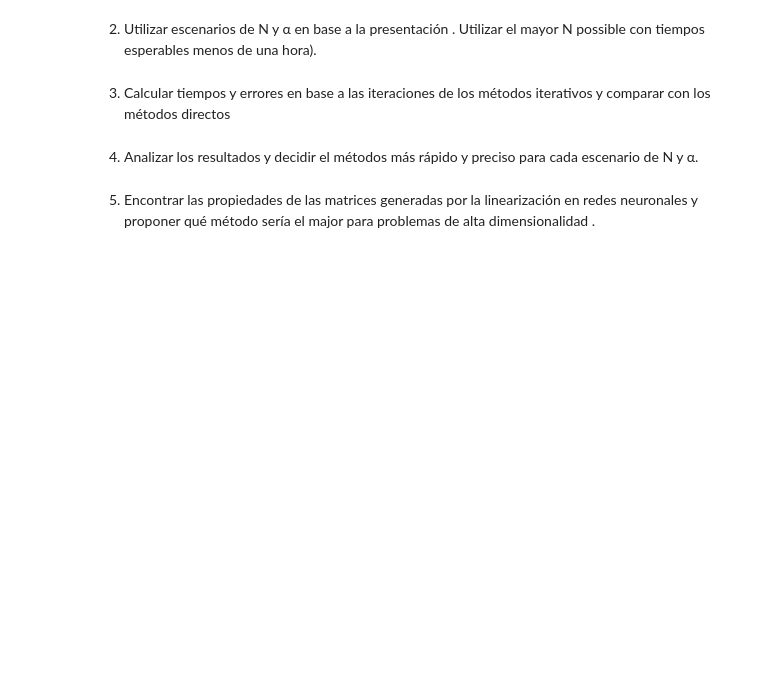
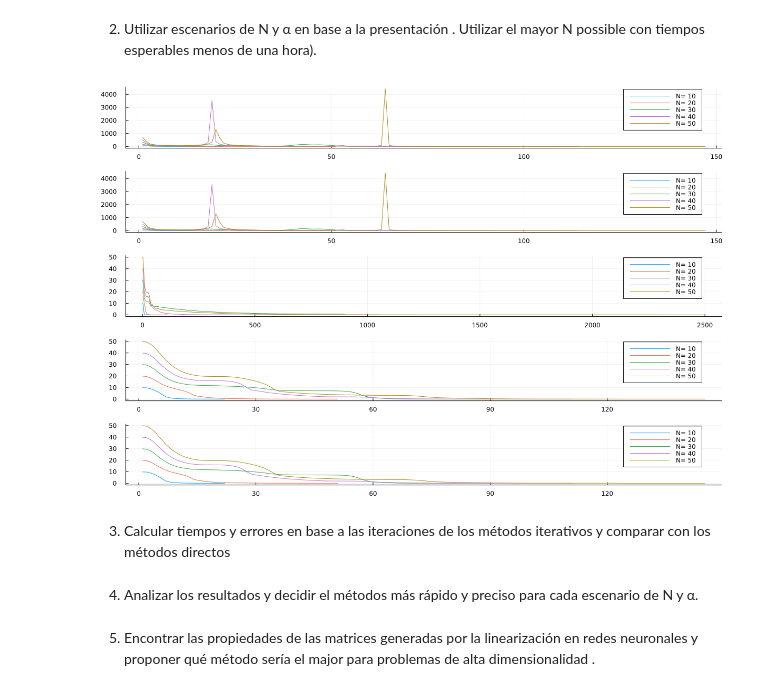
Before and after one commit to ncarrillo93/MetodosIterativos, a Jupyter notebook: Tarea 1.ipynb, the cells around one changed output. Cells and saved outputs as stored; diff of their text form; code cells hidden in the pictures; blank space fills up the shorter version.

```diff
--- a/Tarea 1.ipynb
+++ b/Tarea 1.ipynb
@@ -153,3 +155,72 @@ plot(
+# %%
+using Plots
+
+# plot1 = plot(hcg,title="CG")
+plot1=plot()
+for (i,valor) in enumerate(n)
+    aux=n[i]
+    label= "N= $aux"
+    x=[x for x in 1:length(HCG[i][:resnorm])];
+    y=HCG[i][:resnorm];
+    plot!(x,y,label=label)
+end
+
+
+# plot2 = plot(hbicgstabl,title="BiCGStabl")
+
+plot2=plot()
+for (i,valor) in enumerate(n)
+    aux=n[i]
+    label= "N= $aux"
+    x=[x for x in 1:length(HCG[i][:resnorm])];
+    y=HCG[i][:resnorm];;
+    plot!(x,y,label=label)
+end
+
+# plot3 = plot(hgmres,title="GMRES")
+plot3=plot()
+for (i,valor) in enumerate(n)
+    aux=n[i]
+    label= "N= $aux"
+    x=[x for x in 1:length(HGMRES[i][:resnorm])];
+    y=HGMRES[i][:resnorm];;
+    plot!(x,y,label=label)
+end
+
+# plot4 = plot(hminres,title="MinRES")
+plot4=plot()
+for (i,valor) in enumerate(n)
+    aux=n[i]
+    label= "N= $aux"
+    x=[x for x in 1:length(HMINRES[i][:resnorm])];
+    y=HMINRES[i][:resnorm];;
+    plot!(x,y,label=label)
+end
+
+
+
+# plot5 = plot(hqmr,title="QMR")
+plot5=plot()
+for (i,valor) in enumerate(n)
+    aux=n[i]
+    label= "N= $aux"
+    x=[x for x in 1:length(HQMR[i][:resnorm])];
+    y=HQMR[i][:resnorm];;
+    plot!(x,y,label=label)
+end
+
+layout = @layout[a ; b ; c ; d ; e]
+
+plot(
+    plot1,
+    plot2,
+    plot3,
+    plot4,
+    plot5,
+    layout=layout,size=(1200,800)
+)
+# %% [output]
+[figure, added]
 # %% [markdown]
 3. Calcular tiempos y errores en base a las iteraciones de los métodos iterativos y comparar con los métodos directos
 # %% [markdown]
```
Also changed, not shown: parts of 10 cells of this notebook.
